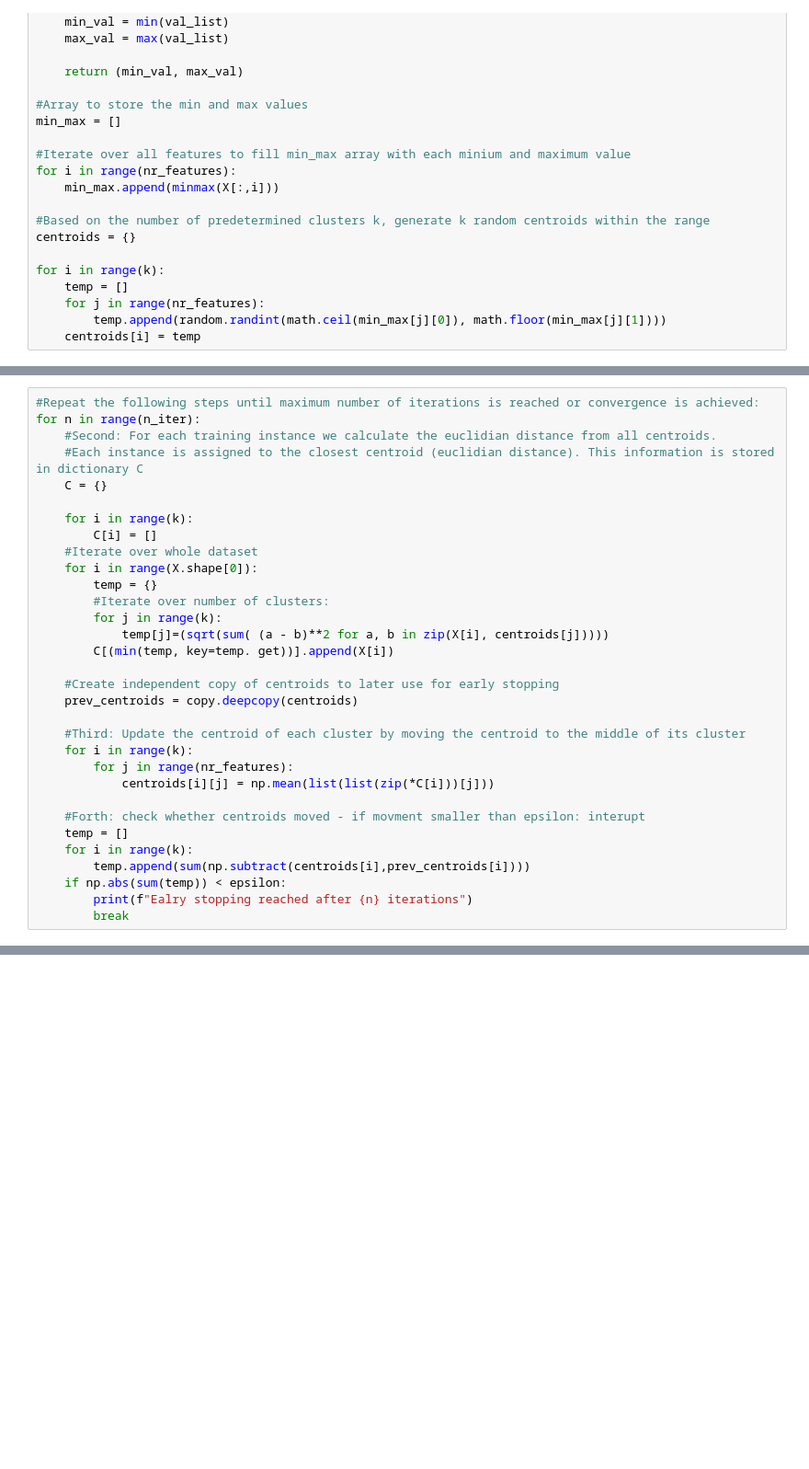
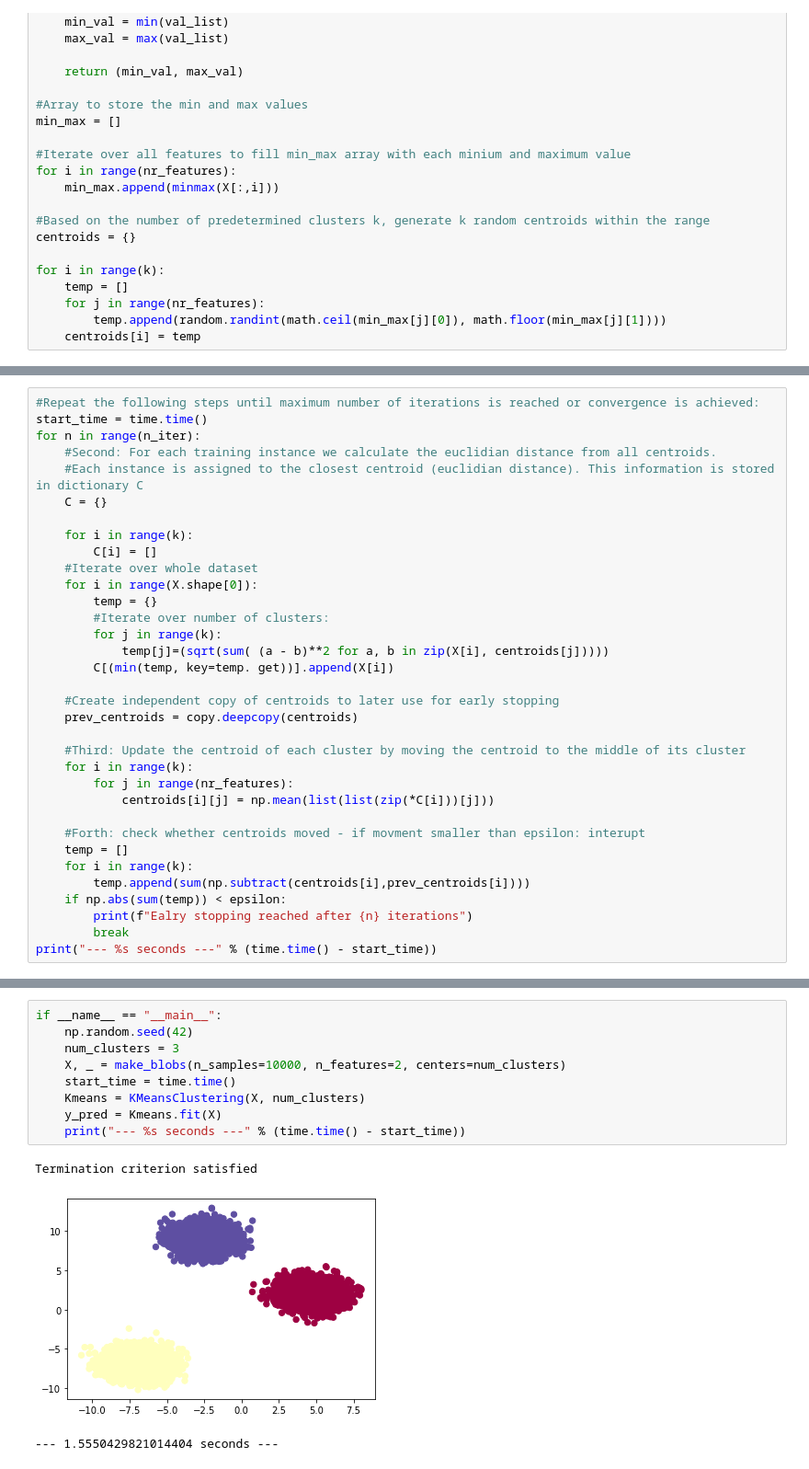
Before and after one commit to Kerman-Sanjuan/Covid19-Tweet-Text-Clustering, a Jupyter notebook: KMeans.ipynb, the cells around one changed output, grey strips where cells are left out. Shown at 92% size. Cells and saved outputs as stored; diff of their text form; blank space fills up the shorter version.

Commit message:
Indorduce new KMeans implementation

```diff
--- a/KMeans.ipynb
+++ b/KMeans.ipynb
@@ -133,5 +134,6 @@ No handles with labels found to put in legend.
 # %%
 #Repeat the following steps until maximum number of iterations is reached or convergence is achieved:
+start_time = time.time()
 for n in range(n_iter):
     #Second: For each training instance we calculate the euclidian distance from all centroids.
     #Each instance is assigned to the closest centroid (euclidian distance). This information is stored in dictionary C
@@ -162,4 +164,5 @@ for n in range(n_iter):
     if np.abs(sum(temp)) < epsilon:
         print(f"Ealry stopping reached after {n} iterations")
         break
+print("--- %s seconds ---" % (time.time() - start_time))
 # %% [output]
@@ -166,0 +245,13 @@ Ealry stopping reached after 7 iterations
+# %%
+if __name__ == "__main__":
+    np.random.seed(42)
+    num_clusters = 3
+    X, _ = make_blobs(n_samples=10000, n_features=2, centers=num_clusters)
+    start_time = time.time()
+    Kmeans = KMeansClustering(X, num_clusters)
+    y_pred = Kmeans.fit(X)
+    print("--- %s seconds ---" % (time.time() - start_time))
+# %% [output]
+Termination criterion satisfied
+[figure, added]
+--- 1.5550429821014404 seconds ---
```
Also changed, not shown: parts of 11 cells of this notebook.
